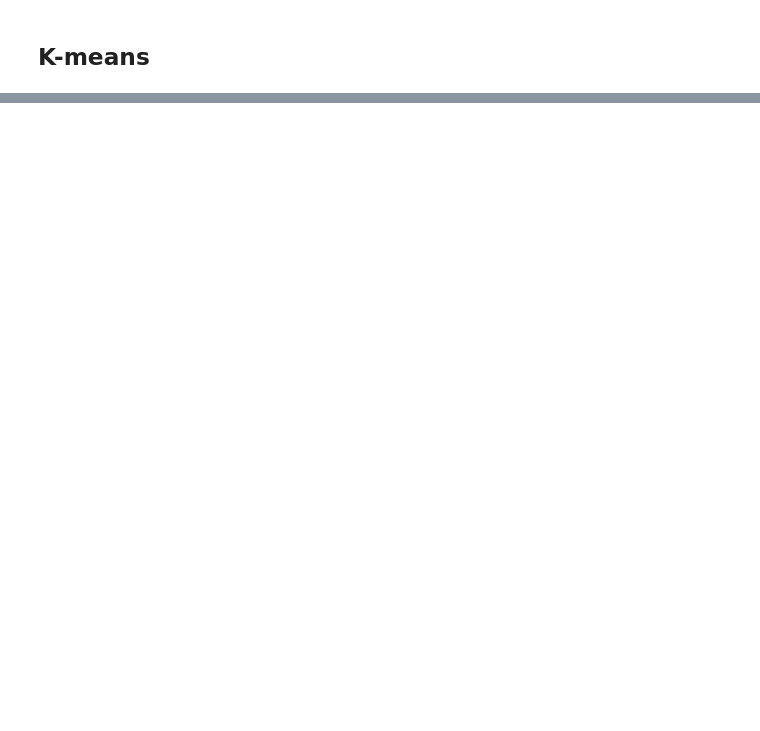
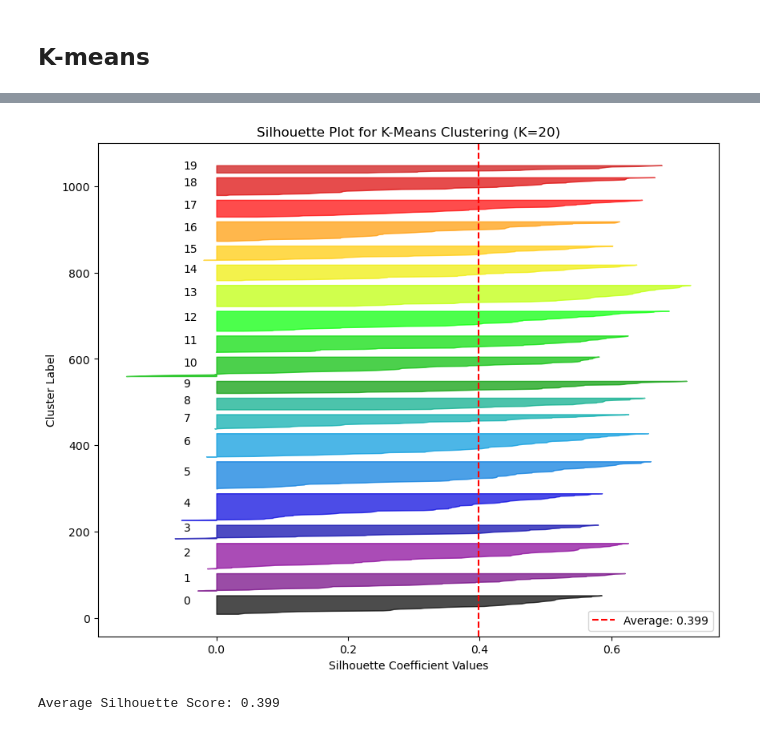
Before and after one commit to katrinemariepedersen/Business_analytics_project, a Jupyter notebook: Load_of_dat.ipynb, the cells around one changed output, grey strips where cells are left out. Cells and saved outputs as stored; diff of their text form; code cells hidden in the pictures; blank space fills up the shorter version.

```diff
--- a/Load_of_dat.ipynb
+++ b/Load_of_dat.ipynb
@@ -396,3 +508,48 @@ plt.show()
+# %%
+from sklearn.metrics import silhouette_samples, silhouette_score
+
+import matplotlib.cm as cm
+
+# Calculate silhouette scores
+silhouette_avg = silhouette_score(end_station_df, k.labels_)
+sample_silhouette_values = silhouette_samples(end_station_df, k.labels_)
+
+# Create silhouette plot
+fig, ax = plt.subplots(figsize=(10, 8))
+y_lower = 10
+
+for i in range(K):
+    # Aggregate silhouette scores for samples belonging to cluster i
+    ith_cluster_silhouette_values = sample_silhouette_values[k.labels_ == i]
+    ith_cluster_silhouette_values.sort()
+
+    size_cluster_i = ith_cluster_silhouette_values.shape[0]
+    y_upper = y_lower + size_cluster_i
+
+    color = cm.nipy_spectral(float(i) / K)
+    ax.fill_betweenx(np.arange(y_lower, y_upper),
+                      0, ith_cluster_silhouette_values,
+                      facecolor=color, edgecolor=color, alpha=0.7)
+
+    # Label the silhouette plots with their cluster numbers at the middle
+    ax.text(-0.05, y_lower + 0.5 * size_cluster_i, str(i))
+
+    y_lower = y_upper + 10
+
+ax.set_title(f"Silhouette Plot for K-Means Clustering (K={K})")
+ax.set_xlabel("Silhouette Coefficient Values")
+ax.set_ylabel("Cluster Label")
+
+# Add vertical line for average silhouette score
+ax.axvline(x=silhouette_avg, color="red", linestyle="--", label=f"Average: {silhouette_avg:.3f}")
+ax.legend()
+
+plt.show()
+
+print(f"Average Silhouette Score: {silhouette_avg:.3f}")
+# %% [output]
+[figure, added]
+Average Silhouette Score: 0.399
 # %%
 # Merge cluster assignments to the original dataframe
 f_cluster_merge = f.merge(dt_clusters['cluster'], left_on='end_station_id', right_index=True, how='left')
```
Also changed, not shown: parts of 12 cells of this notebook.
